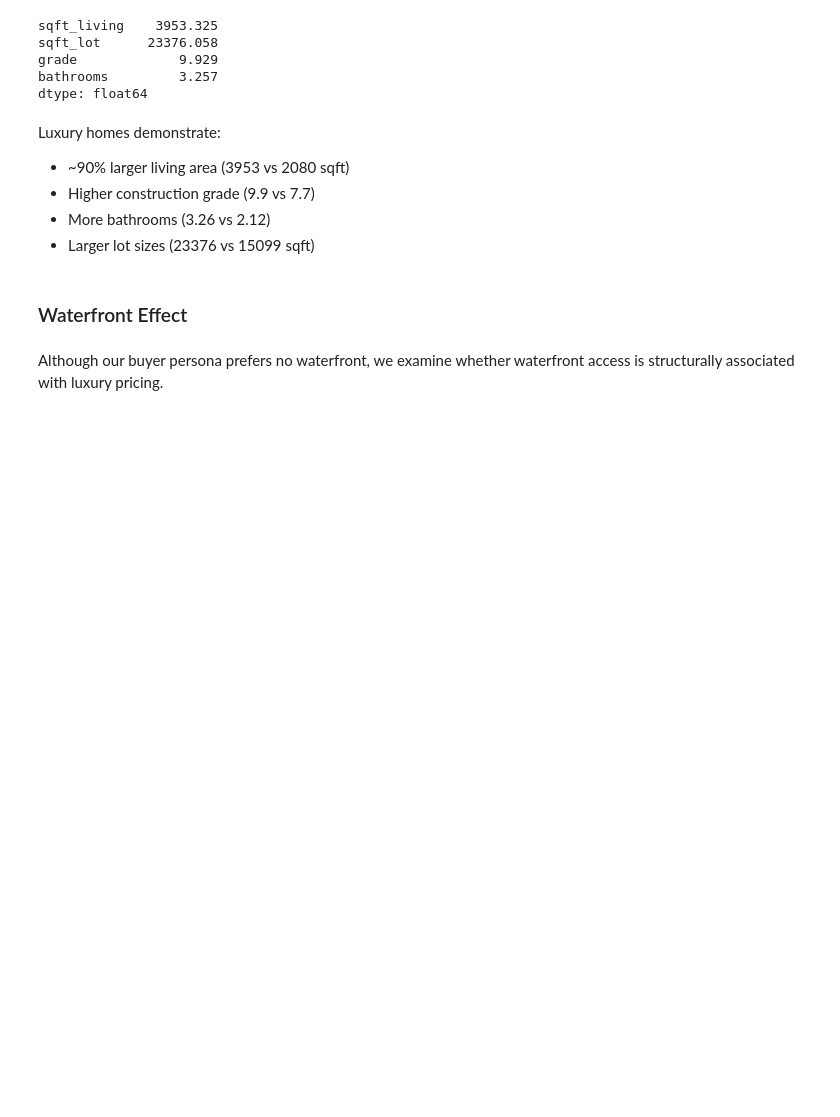
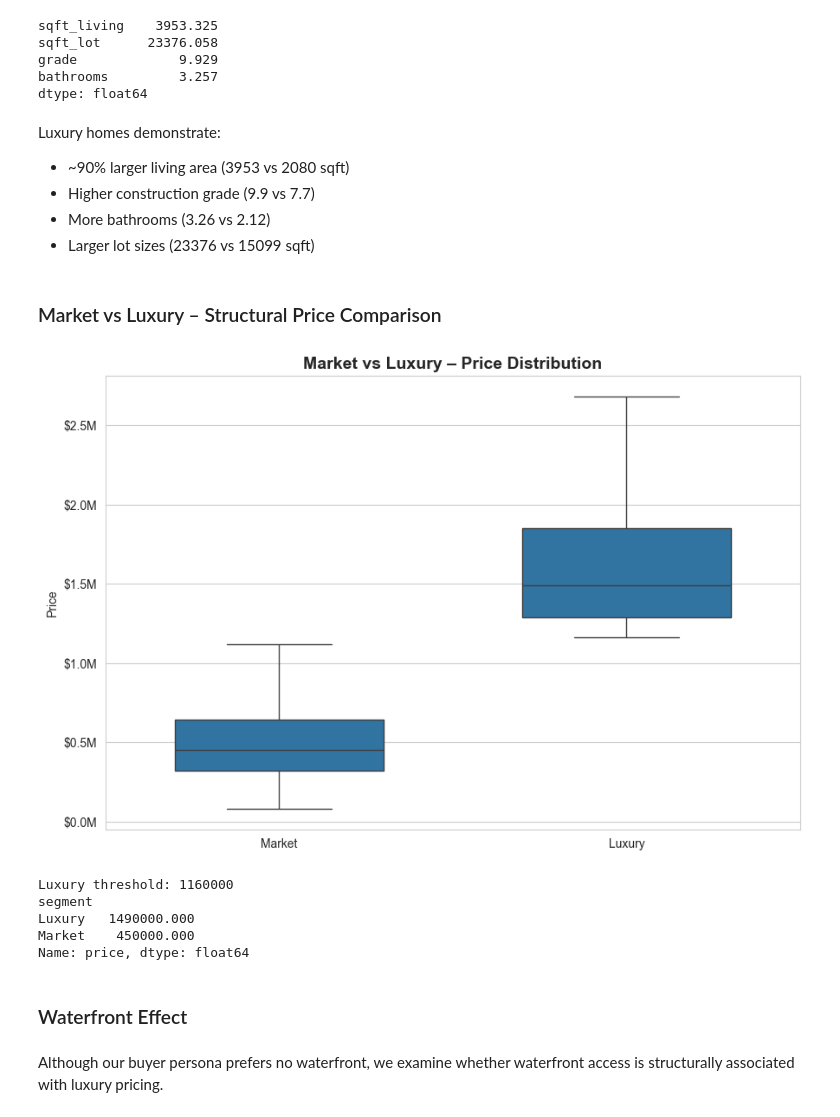
Before and after one commit to dmitriishumakher-ds/ds-eda-project, a Jupyter notebook: EDA.ipynb, the cells around one changed output. Saved outputs shown, nothing was run; the diff lists cells and outputs as text; code cells hidden in the pictures; blank space fills up the shorter version.

```diff
--- a/EDA.ipynb
+++ b/EDA.ipynb
@@ -270,6 +270,51 @@ Luxury homes demonstrate:
 - Higher construction grade (9.9 vs 7.7)
 - More bathrooms (3.26 vs 2.12)
 - Larger lot sizes (23376 vs 15099 sqft)
+# %% [markdown]
+### Market vs Luxury – Structural Price Comparison
+# %%
+# --- Define luxury threshold (95th percentile) ---
+luxury_threshold = df['price'].quantile(0.95)
+
+# --- Create combined dataset: Market vs Luxury ---
+combined_ml = pd.concat([
+    df[['price']].assign(segment='Market'),
+    df[df['price'] >= luxury_threshold][['price']].assign(segment='Luxury')
+])
+
+# --- Plot ---
+plt.figure(figsize=(9,6))
+
+sns.boxplot(
+    x='segment',
+    y='price',
+    data=combined_ml,
+    showfliers=False,
+    width=0.6
+)
+
+# Format Y-axis in millions
+plt.gca().yaxis.set_major_formatter(
+    mtick.FuncFormatter(lambda x, pos: f'${x/1e6:.1f}M')
+)
+
+plt.title("Market vs Luxury – Price Distribution", fontsize=14, fontweight='bold')
+plt.xlabel("")
+plt.ylabel("Price")
+
+plt.tight_layout()
+plt.show()
+
+# Optional: print summary stats
+print("Luxury threshold:", round(luxury_threshold))
+print(combined_ml.groupby('segment')['price'].median())
+# %% [output]
+[figure, added]
+Luxury threshold: 1160000
+segment
+Luxury   1490000.000
+Market    450000.000
+Name: price, dtype: float64
 # %% [markdown]
 ### Waterfront Effect
 # %% [markdown]
```
Also changed, not shown: parts of 12 cells of this notebook, 1 other file.
